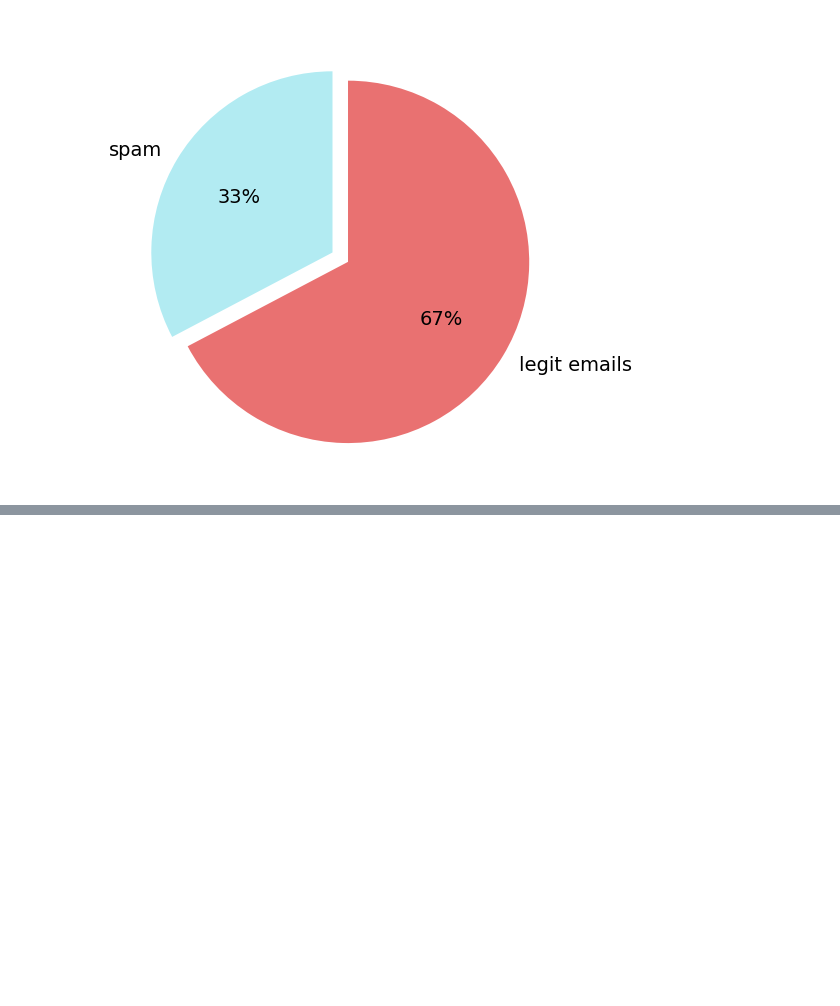
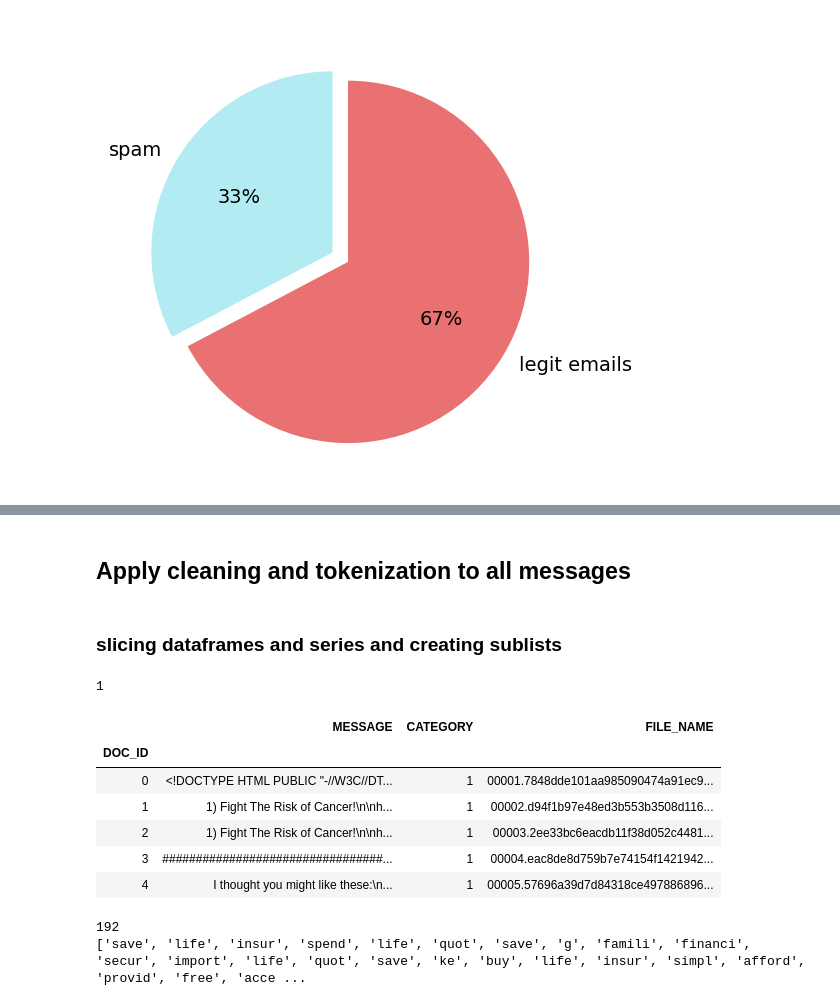
Before and after one commit to Nagaraj-U/Spam-Email-Classifier, a Jupyter notebook: Bayes Spam Classifier.ipynb, the cells around one changed output, grey strips where cells are left out. Saved outputs shown, nothing was run; the diff lists cells and outputs as text; code cells hidden in the pictures; blank space fills up the shorter version.

```diff
--- a/Bayes Spam Classifier.ipynb
+++ b/Bayes Spam Classifier.ipynb
@@ -278,0 +487,35 @@ plt.show()
+# %% [markdown]
+## Apply cleaning and tokenization to all messages
+# %% [markdown]
+### slicing dataframes and series and creating sublists
+# %%
+data.iat[0,1]        # 0,1 = index , (0 : message 1:category 2:filename)
+# data.head()
+data.at[0,'CATEGORY']
+# %% [output]
+1
+# %%
+data.iloc[0:5]
+# %% [output]
+|  | MESSAGE | CATEGORY | FILE_NAME |
+| DOC_ID |  |  |  |
+| 0 | <!DOCTYPE HTML PUBLIC "-//W3C//DT... | 1 | 00001.7848dde101aa985090474a91ec9... |
+| 1 | 1) Fight The Risk of Cancer!\n\nh... | 1 | 00002.d94f1b97e48ed3b553b3508d116... |
+| 2 | 1) Fight The Risk of Cancer!\n\nh... | 1 | 00003.2ee33bc6eacdb11f38d052c4481... |
+| 3 | #################################... | 1 | 00004.eac8de8d759b7e74154f1421942... |
+| 4 | I thought you might like these:\n... | 1 | 00005.57696a39d7d84318ce497886896... |
+# %%
+first_emails = data['MESSAGE'].iloc[0:3]
+
+nested_list = first_emails.apply(clean_messages_no_html)  #returns list of lists for first 3 emails filterd words
+
+flat_list = []
+for sublist in nested_list:
+    for word in sublist:
+        flat_list.append(word)
+
+print(len(flat_list))
+print(flat_list)
+# %% [output]
+192
+['save', 'life', 'insur', 'spend', 'life', 'quot', 'save', 'g', 'famili', 'financi', 'secur', 'import', 'life', 'quot', 'save', 'ke', 'buy', 'life', 'insur', 'simpl', 'afford', 'provid', 'free', 'acce ...
```
Also changed, not shown: parts of 47 cells of this notebook.
